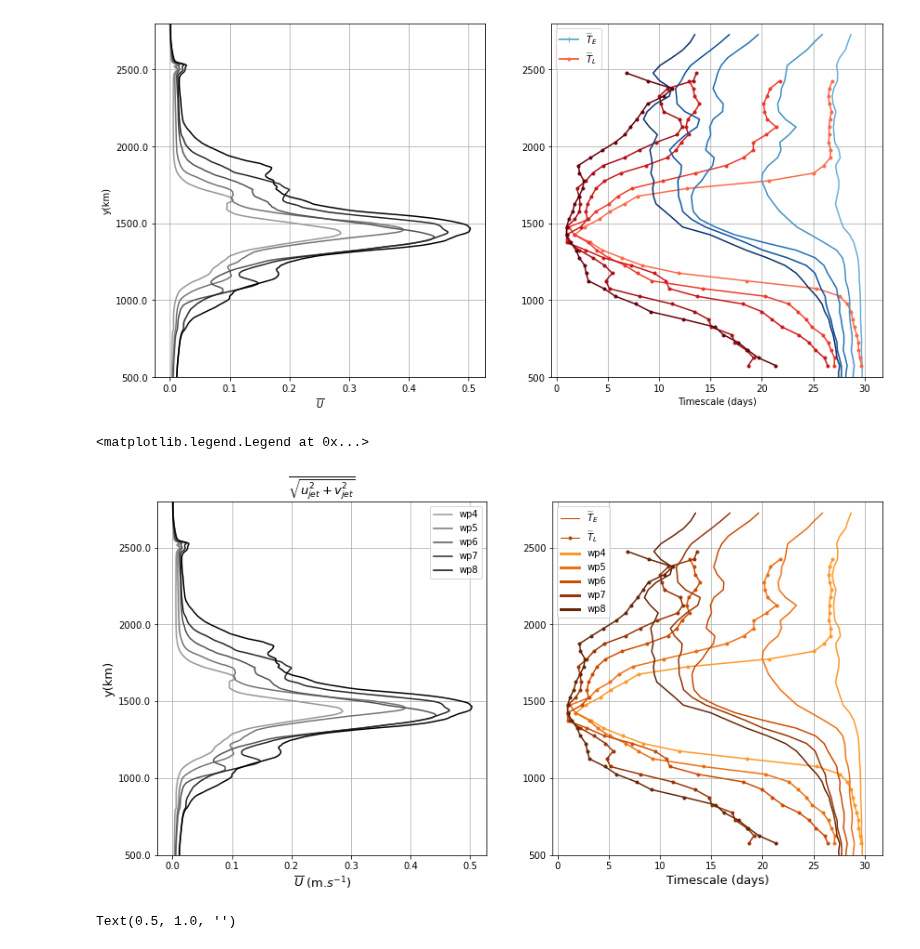
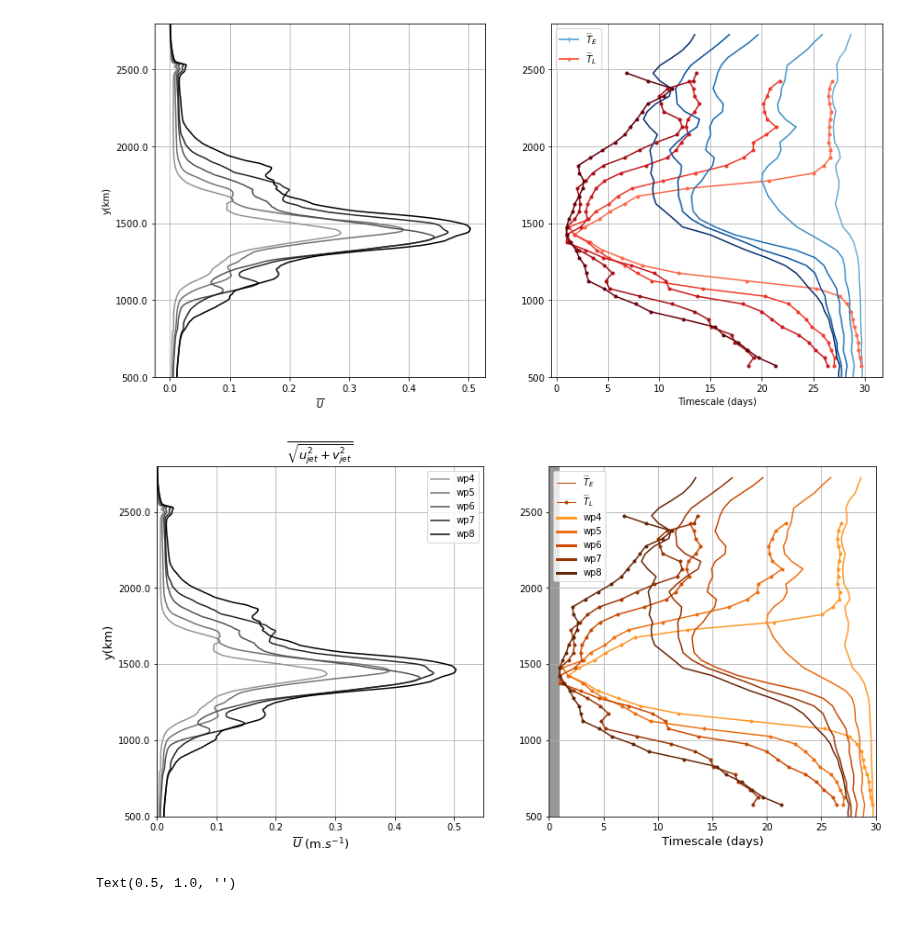
Before and after one commit to zcasparco/equinox_phd, a Jupyter notebook: synthesis/Synthesis_Tt_comp.ipynb, the cells around one changed output. Drawn from its saved outputs; the diff is of its cells as text; code cells hidden in the pictures; blank space fills up the shorter version.

```diff
--- a/synthesis/Synthesis_Tt_comp.ipynb
+++ b/synthesis/Synthesis_Tt_comp.ipynb
@@ -58,34 +58,35 @@ ax[1].set_ylim(500,2800)
 # %%
 fontsize = 13
 number = len(ds)
 cmap = plt.get_cmap('YlOrBr')
 colors = [cmap(i) for i in np.linspace(0.5, 1, number)]
 custom_lines = [
                 Line2D([0], [0], color=cmap(.8), lw=1),
                 Line2D([0], [0], color=cmap(.8), lw=1,marker='.')
                 ]
 labels=[r'$\widetilde{T}_E$', r'$\widetilde{T}_L$']
 fig,ax = plt.subplots(1,2,figsize=(14,7))
 for i,d in enumerate(ds):
     file = sorted(glob(path+'jet*1000j'))[i]
     wp = file[-20:-19]
     d['Ubar'].plot(ax=ax[0],y='y_rho',c=colors_Ta[i],label='wp'+wp)
     ax[0].set_ylim(500*1e3,2800*1e3)
     laby = ax[0].get_yticks();laby = [str(l*1e-3) for l in laby];
     ax[0].set_yticklabels(laby)
     d['E_u_avg'].sel(param='Tt').plot(ax=ax[1],y='ybin',c=colors[i])
     d['L_u_avg'].sel(param='Tt').plot(ax=ax[1],y='ybin',c=colors[i],marker='.')
     custom_lines.append(Line2D([0], [0], color=colors[i], lw=3))
     labels.append('wp'+wp)
 ax[0].set_xlabel(r'$\overline{U}$ (m.$s^{-1}$)',fontsize=fontsize);ax[0].set_ylabel(r'y(km)',fontsize=fontsize);
 ax[0].set_title(r'$\overline{\sqrt{u_{jet}^2+v_{jet}^2}}$',fontsize=fontsize)
 ax[0].grid();ax[1].grid();ax[1].set_title('');ax[1].set_ylabel('')
 ax[1].legend(custom_lines, labels)
 ax[1].set_xlabel('Timescale (days)',fontsize=fontsize)
-ax[1].set_ylim(500,2800);ax[0].legend()#;ax[1].legend()
+ax[1].set_ylim(500,2800);ax[0].legend();ax[0].set_xlim(0,0.55);ax[1].set_xlim(0,30)
+ax[1].axvspan(0, 1, facecolor='0.2', alpha=0.5)
+plt.savefig('/Users/zcaspar/codes/Figures/Synthesis/Tcomp.pdf')
 # %% [output]
-<matplotlib.legend.Legend at 0x...>
-[figure, old version]
+[figure, new version]
 # %%
 Tw = 0.5
 from matplotlib.lines import Line2D
```
Also changed, not shown: parts of 4 cells of this notebook.
